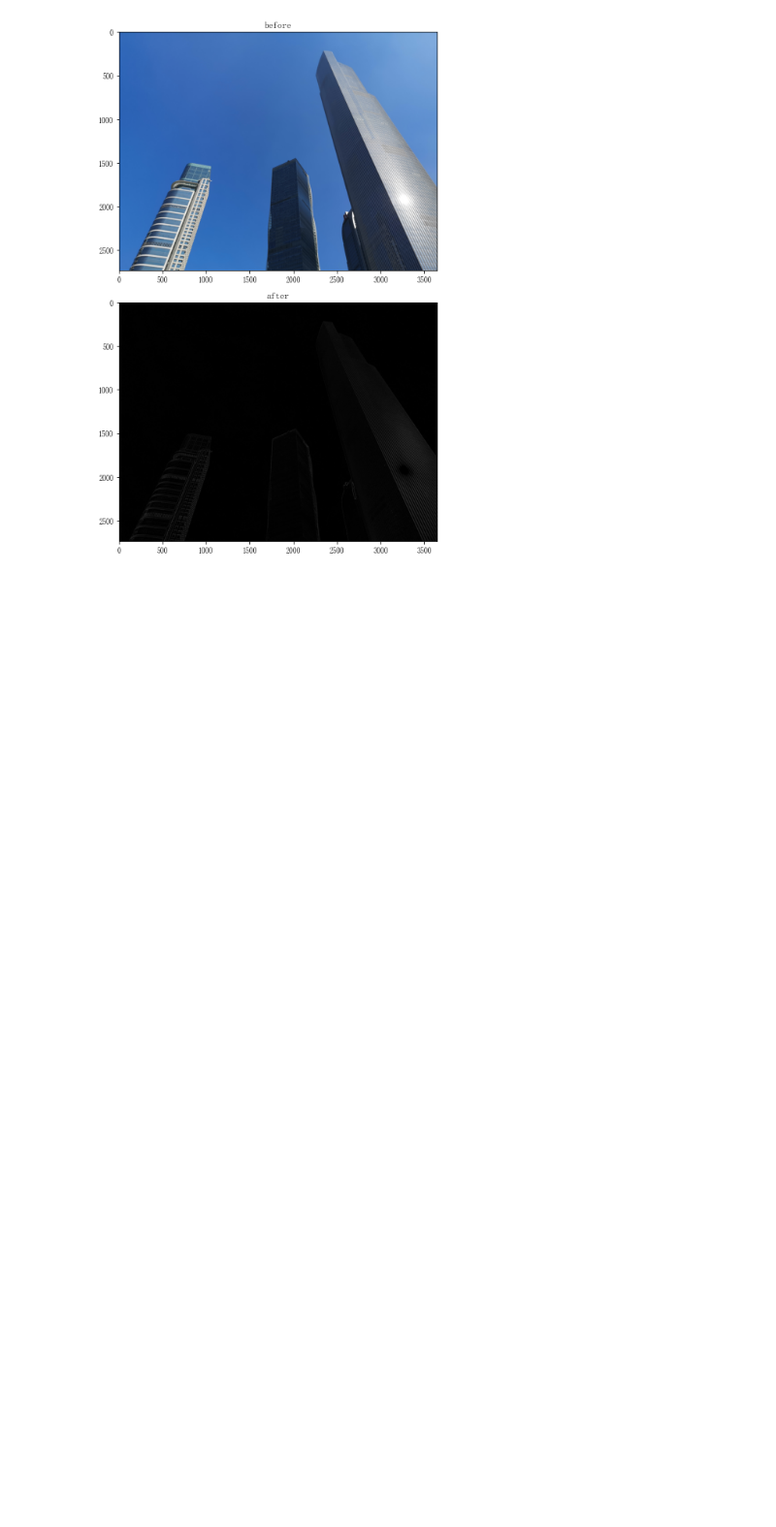
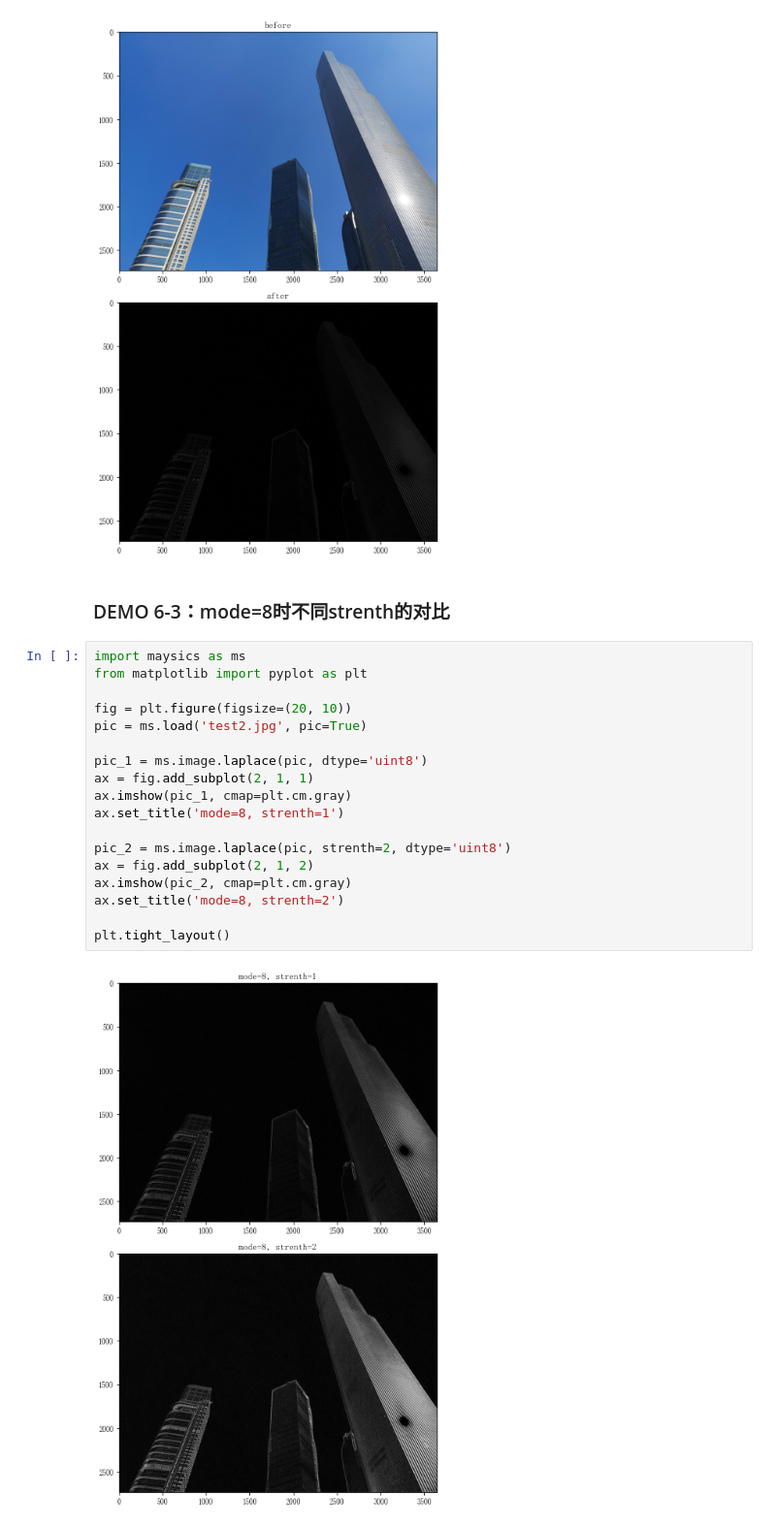
Before and after one commit to HOKOTATE-pzw/maysics, a Jupyter notebook: maysics教程/image说明.ipynb, the cells around one changed output. Shown at 97% size. Drawn from its saved outputs; the diff is of its cells as text; blank space fills up the shorter version.

```diff
--- a/maysics教程/image说明.ipynb
+++ b/maysics教程/image说明.ipynb
@@ -389,3 +438,25 @@ ax.set_title('after')
 plt.tight_layout()
 # %% [output]
 [figure]
+# %% [markdown]
+### DEMO 6-3：mode=8时不同strenth的对比
+# %%
+import maysics as ms
+from matplotlib import pyplot as plt
+
+fig = plt.figure(figsize=(20, 10))
+pic = ms.load('test2.jpg', pic=True)
+
+pic_1 = ms.image.laplace(pic, dtype='uint8')
+ax = fig.add_subplot(2, 1, 1)
+ax.imshow(pic_1, cmap=plt.cm.gray)
+ax.set_title('mode=8, strenth=1')
+
+pic_2 = ms.image.laplace(pic, strenth=2, dtype='uint8')
+ax = fig.add_subplot(2, 1, 2)
+ax.imshow(pic_2, cmap=plt.cm.gray)
+ax.set_title('mode=8, strenth=2')
+
+plt.tight_layout()
+# %% [output]
+[figure, added]
```
Also changed, not shown: parts of 9 cells of this notebook, 4 other files.
